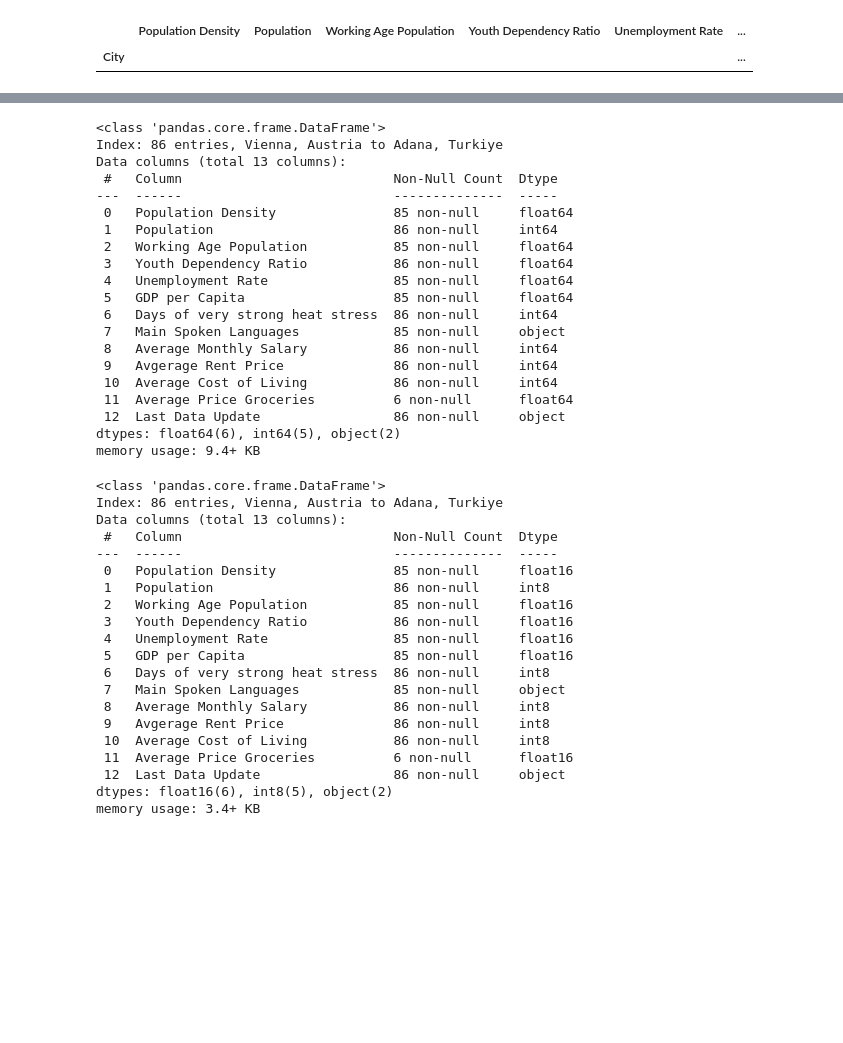
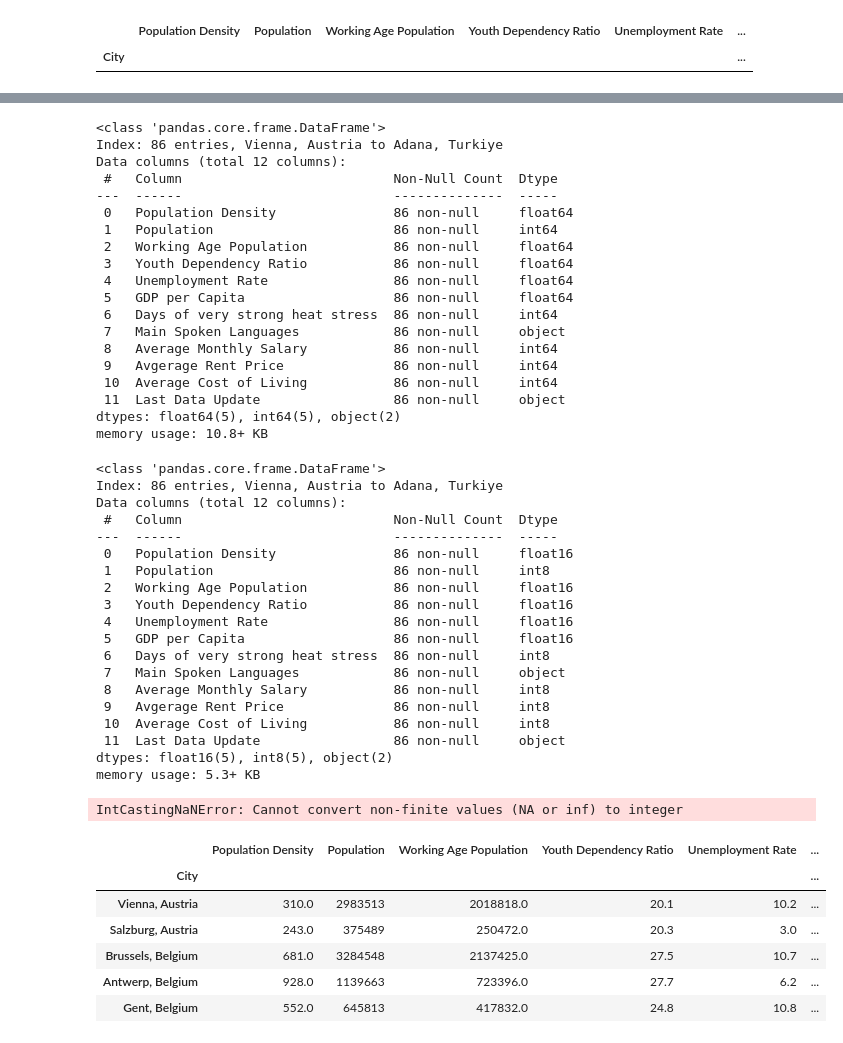
Before and after one commit to matilderodrigues22/Projeto-ciencia-de-dados-Group04, a Jupyter notebook: projeto citys.ipynb, the cells around one changed output, grey strips where cells are left out. Saved outputs shown, nothing was run; the diff lists cells and outputs as text; code cells hidden in the pictures; blank space fills up the shorter version.

```diff
--- a/projeto citys.ipynb
+++ b/projeto citys.ipynb
@@ -111,0 +119,3 @@ citys1[citys1['Working Age Population '].isnull()]
+# %%
+citys1["Unemployment Rate"]=citys1["Unemployment Rate"].fillna(10.8)
+citys1[citys1["Unemployment Rate"].isnull()]
@@ -111,0 +132,3 @@ citys1[citys1['Working Age Population '].isnull()]
+# %%
+citys1["GDP per Capita"]=citys1["GDP per Capita"].fillna(3598.40)
+citys1[citys1["GDP per Capita"].isnull()]
@@ -111,0 +145,3 @@ citys1[citys1['Working Age Population '].isnull()]
+# %%
+citys1["Main Spoken Languages"]=citys1["Main Spoken Languages"].fillna("German,English")
+citys1[citys1["Main Spoken Languages"].isnull()]
@@ -112,24 +167,23 @@ citys1[citys1['Working Age Population '].isnull()]
 # %%
-citys.info()
+citys1.info()
 # %% [output]
 <class 'pandas.core.frame.DataFrame'>
 Index: 86 entries, Vienna, Austria to Adana, Turkiye
-Data columns (total 13 columns):
+Data columns (total 12 columns):
  #   Column                           Non-Null Count  Dtype
 ---  ------                           --------------  -----
- 0   Population Density               85 non-null     float64
+ 0   Population Density               86 non-null     float64
  1   Population                       86 non-null     int64
- 2   Working Age Population           85 non-null     float64
+ 2   Working Age Population           86 non-null     float64
  3   Youth Dependency Ratio           86 non-null     float64
- 4   Unemployment Rate                85 non-null     float64
- 5   GDP per Capita                   85 non-null     float64
+ 4   Unemployment Rate                86 non-null     float64
+ 5   GDP per Capita                   86 non-null     float64
  6   Days of very strong heat stress  86 non-null     int64
- 7   Main Spoken Languages            85 non-null     object
+ 7   Main Spoken Languages            86 non-null     object
  8   Average Monthly Salary           86 non-null     int64
  9   Avgerage Rent Price              86 non-null     int64
  10  Average Cost of Living           86 non-null     int64
- 11  Average Price Groceries          6 non-null      float64
- 12  Last Data Update                 86 non-null     object
-dtypes: float64(6), int64(5), object(2)
-memory usage: 9.4+ KB
+ 11  Last Data Update                 86 non-null     object
+dtypes: float64(5), int64(5), object(2)
+memory usage: 10.8+ KB
 # %%
@@ -147,25 +200,26 @@ citys = citys.astype({'Population Density' : 'float16',
 # %%
-citys.info()
+citys2.info()
 # %% [output]
 <class 'pandas.core.frame.DataFrame'>
 Index: 86 entries, Vienna, Austria to Adana, Turkiye
-Data columns (total 13 columns):
+Data columns (total 12 columns):
  #   Column                           Non-Null Count  Dtype
 ---  ------                           --------------  -----
- 0   Population Density               85 non-null     float16
+ 0   Population Density               86 non-null     float16
  1   Population                       86 non-null     int8
- 2   Working Age Population           85 non-null     float16
+ 2   Working Age Population           86 non-null     float16
  3   Youth Dependency Ratio           86 non-null     float16
- 4   Unemployment Rate                85 non-null     float16
- 5   GDP per Capita                   85 non-null     float16
+ 4   Unemployment Rate                86 non-null     float16
+ 5   GDP per Capita                   86 non-null     float16
  6   Days of very strong heat stress  86 non-null     int8
- 7   Main Spoken Languages            85 non-null     object
+ 7   Main Spoken Languages            86 non-null     object
  8   Average Monthly Salary           86 non-null     int8
  9   Avgerage Rent Price              86 non-null     int8
  10  Average Cost of Living           86 non-null     int8
- 11  Average Price Groceries          6 non-null      float16
- 12  Last Data Update                 86 non-null     object
-dtypes: float16(6), int8(5), object(2)
-memory usage: 3.4+ KB
+ 11  Last Data Update                 86 non-null     object
+dtypes: float16(5), int8(5), object(2)
+memory usage: 5.3+ KB
 # %%
-citys.select_dtypes(include=['float16', 'float64']).apply(lambda x: x.astype(int) == x).all()
+citys2.select_dtypes(include=['float16', 'float64']).apply(lambda x: x.astype(int) == x).all()
+# %% [output]
+IntCastingNaNError: Cannot convert non-finite values (NA or inf) to integer
@@ -171,0 +228,10 @@ citys.select_dtypes(include=['float16', 'float64']).apply(lambda x: x.astype(int
+# %%
+citys1.head()
+# %% [output]
+|  | Population Density | Population | Working Age Population | Youth Dependency Ratio | Unemployment Rate | ... |
+| City |  |  |  |  |  | ... |
+| Vienna, Austria | 310.0 | 2983513 | 2018818.0 | 20.1 | 10.2 | ... |
+| Salzburg, Austria | 243.0 | 375489 | 250472.0 | 20.3 | 3.0 | ... |
+| Brussels, Belgium | 681.0 | 3284548 | 2137425.0 | 27.5 | 10.7 | ... |
+| Antwerp, Belgium | 928.0 | 1139663 | 723396.0 | 27.7 | 6.2 | ... |
+| Gent, Belgium | 552.0 | 645813 | 417832.0 | 24.8 | 10.8 | ... |
```
Also changed, not shown: parts of 16 cells of this notebook.
